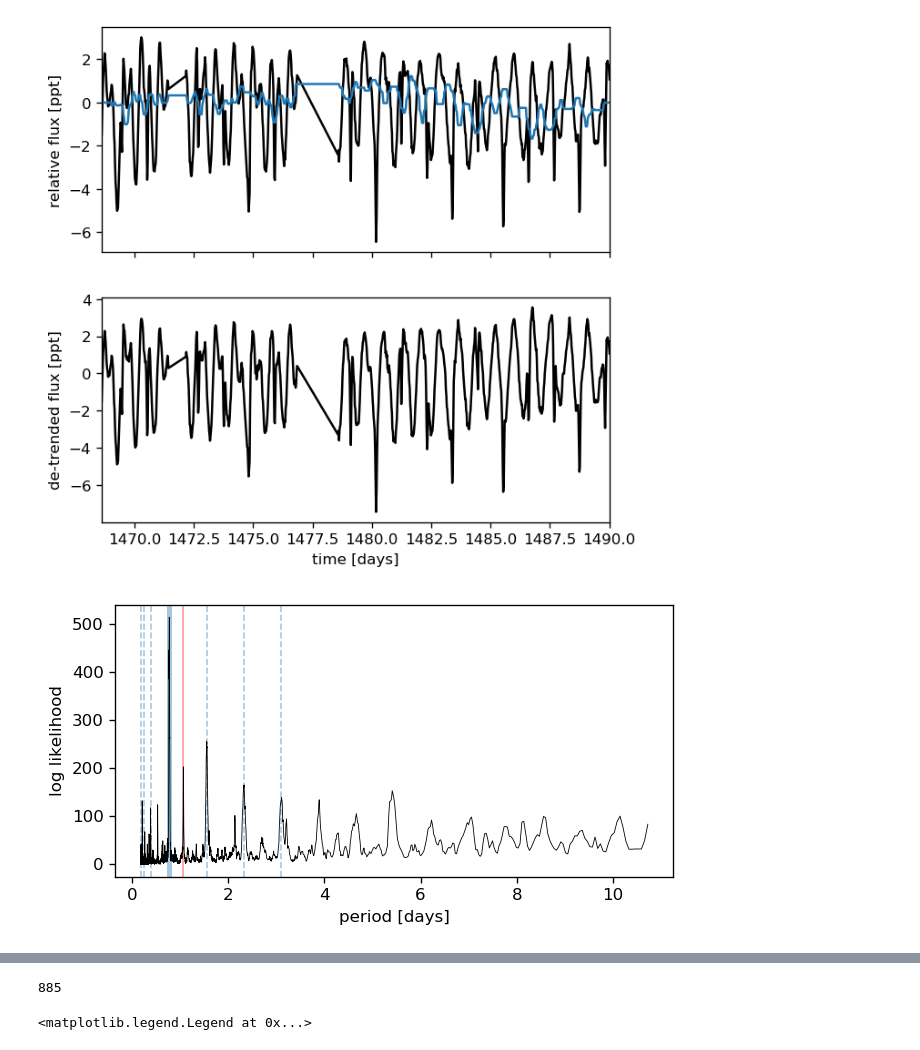
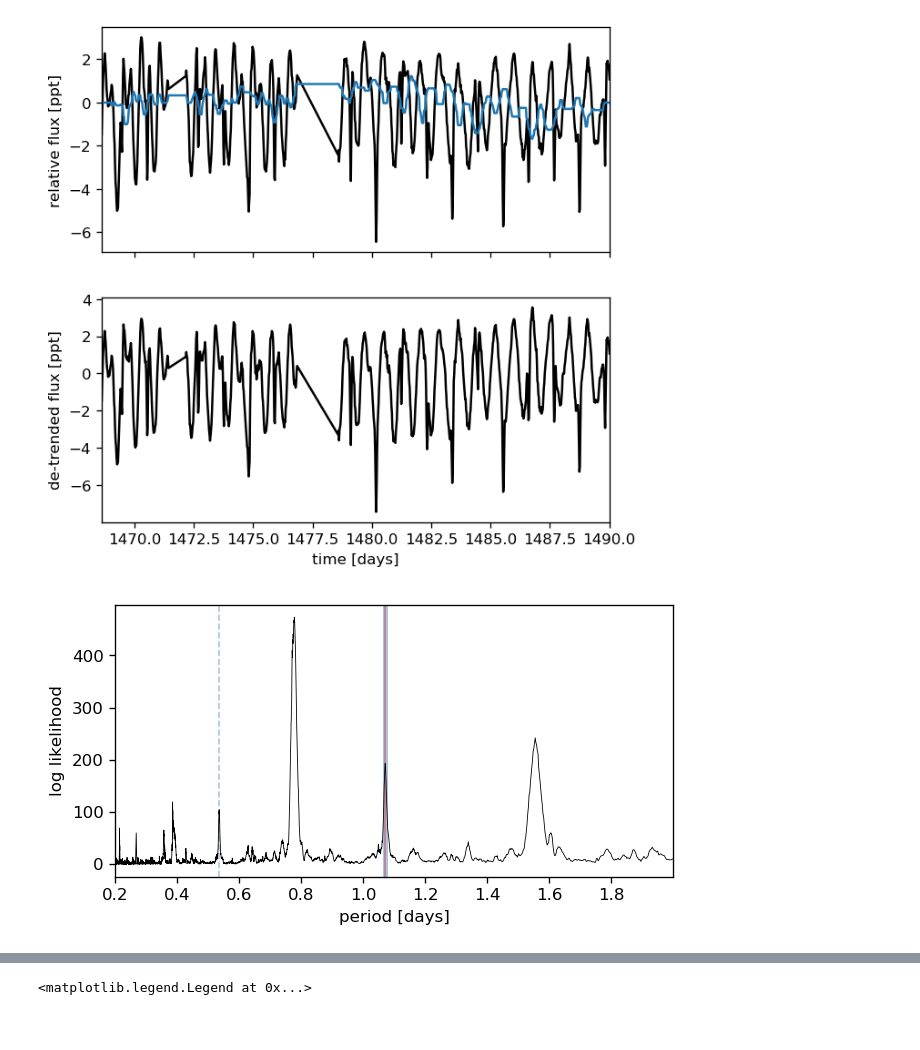
Before and after one commit to ruoyanwangdr/Dectection-of-Bright-Transiting-Exoplanet-with-MASCARA-TESS, a Jupyter notebook: ls_1359354.ipynb, the cells around one changed output, grey strips where cells are left out. Cells and saved outputs as stored; diff of their text form; code cells hidden in the pictures.

Commit message:
Periodogram calculation

```diff
--- a/ls_1359354.ipynb
+++ b/ls_1359354.ipynb
@@ -61,40 +61,39 @@ ax.set_xlim(t.min().value, t.max().value)
 ax.set_xlabel("time [days]")
 ax.set_ylabel("de-trended flux [ppt]");
 
-#durations = np.linspace(6, 8, 100) * u.day
-durations = 2.162 * u.h # 1.66 in website, 2.162 in report.
-model = BLS(t, y_filt)
-results = model.autopower(durations, frequency_factor=3.0)
+remove_outliers = (y_filt < (np.mean(y_filt) + 5.*np.std(y_filt)))&(y_filt > (np.mean(y_filt) - 5.*np.std(y_filt)))
+y_rev = y_filt[remove_outliers]
+t_rev = t[remove_outliers]
 
-# Find the period of the peak
-period = results.period[np.argmax(results.power)]
-#period = 1.071*u.d
-#duration = 2.162*u.h
+durations = 0.084 # 1.66 in website, 2.162 in report.
+model = BLS(t_rev, y_rev)
+results = model.autopower(durations, minimum_period=0.2, maximum_period=2, frequency_factor=5.0)
+
+# Extract the parameters of the best-fit model
+#index = np.argmax(results.power)
+index = np.where((results.power <= 194) & (results.power >= 193))[0][0]
+period = results.period[index]
+t0 = results.transit_time[index]
+duration = results.duration[index]
 
 fig, ax = plt.subplots(1, 1, figsize=(6, 3))
 
 # Highlight the harmonics of the peak period
 ax.axvline(period.value, alpha=0.4, lw=3)
-for n in range(2, 5):
+for n in range(2, 3):
     ax.axvline(n*period.value, alpha=0.4, lw=1, linestyle="dashed")
     ax.axvline(period.value / n, alpha=0.4, lw=1, linestyle="dashed")
 ax.axvline(1.071, alpha=0.4, c='r', lw=1, linestyle="solid")
 
 # Plot the periodogram
 ax.plot(results.period, results.power, "k", lw=0.5)
-
-#ax.set_xlim(results.period.min().value, results.period.max().value)
+#ax.set_xlim(1.06, 1.08)
+#ax.set_ylim(192,194)
+ax.set_xlim(results.period.min().value, results.period.max().value)
 ax.set_xlabel("period [days]")
 ax.set_ylabel("log likelihood");
 
 #print(model.compute_stats(period, duration, t0))
-
-# Extract the parameters of the best-fit model
-index = np.argmax(results.power)
-#index = np.where((results.period>1.071*u.d)&(results.period<1.0715*u.d))
-period = results.period[index]
-t0 = results.transit_time[index]
-duration = results.duration[index]
 
 fig, axes = plt.subplots(2, 1, figsize=(6, 6))
 fig.subplots_adjust(hspace=0.3)
@@ -104,8 +103,6 @@ ax = axes[0]
 ax.plot(t, y, ".k", ms=3)
 x = np.linspace(t.min(), t.max(), 3*len(t))
 f = model.model(x, period, duration, t0)
-#ax.set_xlim(1481,1483)
-#ax.set_xlim(1520,1525)
 ax.plot(x, f, lw=0.75)
 ax.set_xlabel("time [days]")
 ax.set_ylabel("de-trended flux [ppt]");
@@ -136,31 +133,31 @@ x = np.mod(((t - epoch)/P)+.5, 1)-.5
 def spec_digitize_mean(x,y,numbins):
     mybins = np.linspace(min(x),max(x),numbins)
     digitized = np.digitize(x,mybins)
     xmeans = [np.nanmean(x[digitized==i]) for i in range(1,len(mybins))]
     ymeans= [np.nanmean(x[digitized==i]) for i in range(1,len(mybins))]
     return xmeans,ymeans
 
 def spec_digitize_median(x,y,numbins):
     mybins = np.linspace(min(x),max(x),numbins)
     digitized = np.digitize(x,mybins)
     xmedians = [np.nanmedian(x[digitized==i]) for i in range(1,len(mybins))]
     ymedians = [np.nanmedian(y[digitized==i]) for i in range(1,len(mybins))]
     return xmedians,ymedians
 
 binned_phase, binned_flux = spec_digitize_median(x, y_filt, 100)
 
 
 #m = np.abs(x) < 0.5 * u.day
 ax.plot(x, y_filt, ".k", ms=3, alpha=0.5)
 ax.plot(binned_phase, binned_flux, '.r')
 
 # Over-plot the best fit model
 x = np.linspace(-0.5, 0.5, 1000) * u.day
 f = model.model(x + t0, period, duration, t0)
 ax.plot(x, f, lw=0.75)
 ax.set_xlabel("phase")
 ax.set_ylabel("de-trended flux [ppt]");
 # %% [output]
 [figure]
 [figure]
-[figure, old version]
+[figure, new version]
@@ -172,7 +165,3 @@ t_rev = t[np.where(y_rev)]
-# %%
-len(y_rev)
-# %% [output]
-885
 # %%
 ### Read in MASCARA data.
 
```
Also changed, not shown: parts of 4 cells of this notebook.
